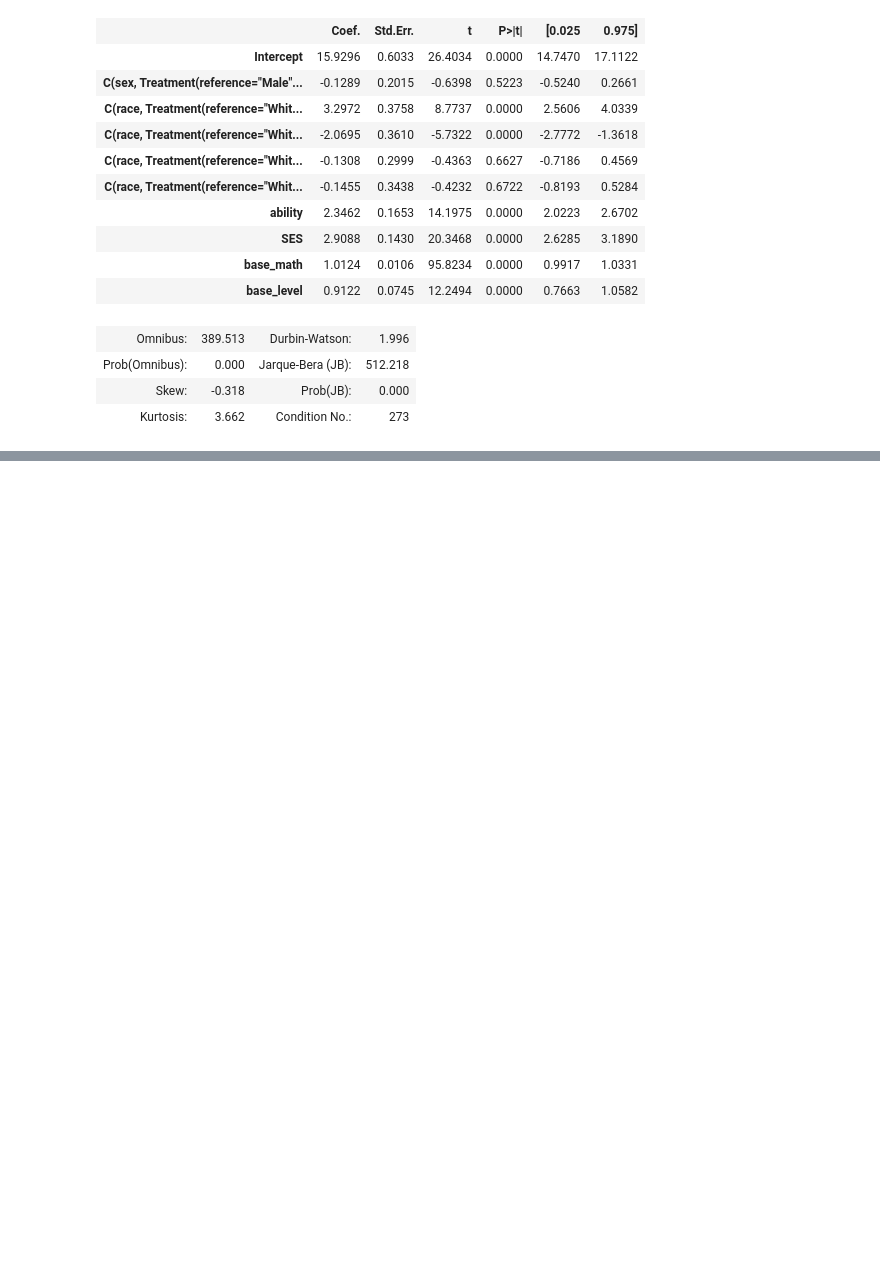
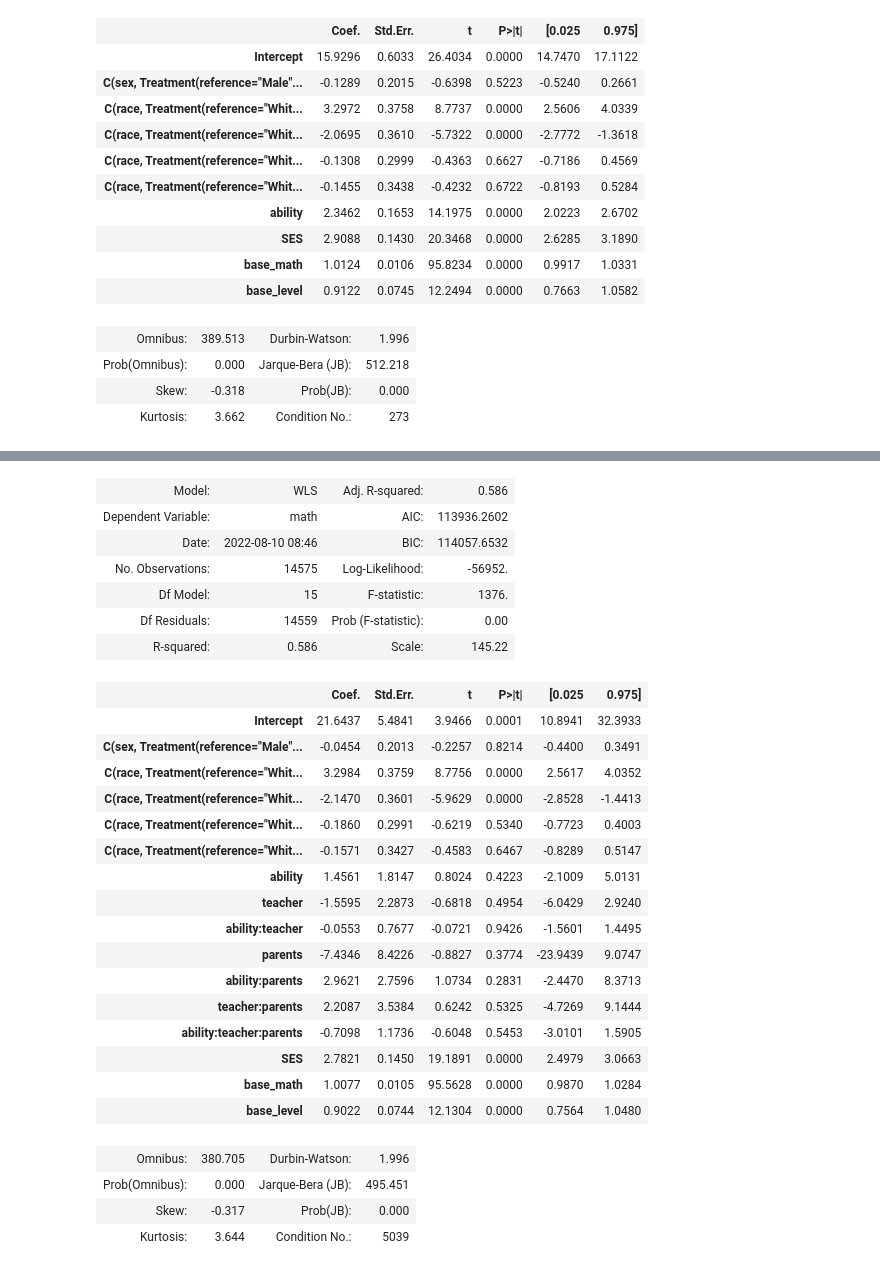
Before and after one commit to DataResponsibly/SynRD, a Jupyter notebook: papers/lee2021ability/process.ipynb, the cells around one changed output, grey strips where cells are left out. Saved outputs shown, nothing was run; the diff lists cells and outputs as text; code cells hidden in the pictures; blank space fills up the shorter version.

```diff
--- a/papers/lee2021ability/process.ipynb
+++ b/papers/lee2021ability/process.ipynb
@@ -632,0 +669,65 @@ regression_sc.summary2()
+# %%
+table_3 = {}
+model_lts = WLS.from_formula(
+    'math ~ teacher + C(sex, Treatment(reference="Male")) + C(race, Treatment(reference="White")) + SES + base_math + base_level',
+    data=full_df_regression,
+    freq_weights=np.array(weights.array))
+regression_lts = model_lts.fit(method='pinv')
+table_3['model_1'] = regression_lts.summary2()
+
+model_sc = WLS.from_formula(
+    'math ~ ability + C(sex, Treatment(reference="Male")) + C(race, Treatment(reference="White")) + SES + base_math + base_level',
+    data=full_df_regression,
+    freq_weights=np.array(weights.array))
+regression_sc = model_sc.fit(method='pinv')
+table_3['model_2'] = regression_sc.summary2()
+
+model_sc_lts = WLS.from_formula(
+    'math ~ (ability * teacher) + C(sex, Treatment(reference="Male")) + C(race, Treatment(reference="White")) + SES + base_math + base_level',
+    data=full_df_regression,
+    freq_weights=np.array(weights.array))
+regression_sc_lts = model_sc_lts.fit(method='pinv')
+table_3['model_3'] = regression_sc_lts.summary2()
+
+model_ps_sc = WLS.from_formula(
+    'math ~ (ability * teacher) + C(sex, Treatment(reference="Male")) + C(race, Treatment(reference="White")) + SES + base_math + base_level',
+    data=full_df_regression,
+    freq_weights=np.array(weights.array))
+regression_ps_sc = model_ps_sc.fit(method='pinv')
+table_3['model_2'] = regression_sc_lts.summary2()
+
+model_all = WLS.from_formula(
+    'math ~ (ability * teacher * parents) + C(sex, Treatment(reference="Male")) + C(race, Treatment(reference="White")) + SES + base_math + base_level',
+    data=full_df_regression,
+    freq_weights=np.array(weights.array))
+regression_all = model_all.fit(method='pinv')
+regression_all.summary2()
+# %% [output]
+| Model: | WLS | Adj. R-squared: | 0.586 |
+| Dependent Variable: | math | AIC: | 113936.2602 |
+| Date: | 2022-08-10 08:46 | BIC: | 114057.6532 |
+| No. Observations: | 14575 | Log-Likelihood: | -56952. |
+| Df Model: | 15 | F-statistic: | 1376. |
+| Df Residuals: | 14559 | Prob (F-statistic): | 0.00 |
+| R-squared: | 0.586 | Scale: | 145.22 |
+|  | Coef. | Std.Err. | t | P>|t| | [0.025 | 0.975] |
+| Intercept | 21.6437 | 5.4841 | 3.9466 | 0.0001 | 10.8941 | 32.3933 |
+| C(sex, Treatment(reference="Male"... | -0.0454 | 0.2013 | -0.2257 | 0.8214 | -0.4400 | 0.3491 |
+| C(race, Treatment(reference="Whit... | 3.2984 | 0.3759 | 8.7756 | 0.0000 | 2.5617 | 4.0352 |
+| C(race, Treatment(reference="Whit... | -2.1470 | 0.3601 | -5.9629 | 0.0000 | -2.8528 | -1.4413 |
+| C(race, Treatment(reference="Whit... | -0.1860 | 0.2991 | -0.6219 | 0.5340 | -0.7723 | 0.4003 |
+| C(race, Treatment(reference="Whit... | -0.1571 | 0.3427 | -0.4583 | 0.6467 | -0.8289 | 0.5147 |
+| ability | 1.4561 | 1.8147 | 0.8024 | 0.4223 | -2.1009 | 5.0131 |
+| teacher | -1.5595 | 2.2873 | -0.6818 | 0.4954 | -6.0429 | 2.9240 |
+| ability:teacher | -0.0553 | 0.7677 | -0.0721 | 0.9426 | -1.5601 | 1.4495 |
+| parents | -7.4346 | 8.4226 | -0.8827 | 0.3774 | -23.9439 | 9.0747 |
+| ability:parents | 2.9621 | 2.7596 | 1.0734 | 0.2831 | -2.4470 | 8.3713 |
+| teacher:parents | 2.2087 | 3.5384 | 0.6242 | 0.5325 | -4.7269 | 9.1444 |
+| ability:teacher:parents | -0.7098 | 1.1736 | -0.6048 | 0.5453 | -3.0101 | 1.5905 |
+| SES | 2.7821 | 0.1450 | 19.1891 | 0.0000 | 2.4979 | 3.0663 |
+| base_math | 1.0077 | 0.0105 | 95.5628 | 0.0000 | 0.9870 | 1.0284 |
+| base_level | 0.9022 | 0.0744 | 12.1304 | 0.0000 | 0.7564 | 1.0480 |
+| Omnibus: | 380.705 | Durbin-Watson: | 1.996 |
+| Prob(Omnibus): | 0.000 | Jarque-Bera (JB): | 495.451 |
+| Skew: | -0.317 | Prob(JB): | 0.000 |
+| Kurtosis: | 3.644 | Condition No.: | 5039 |
```
Also changed, not shown: parts of 6 cells of this notebook, 5 other files.
